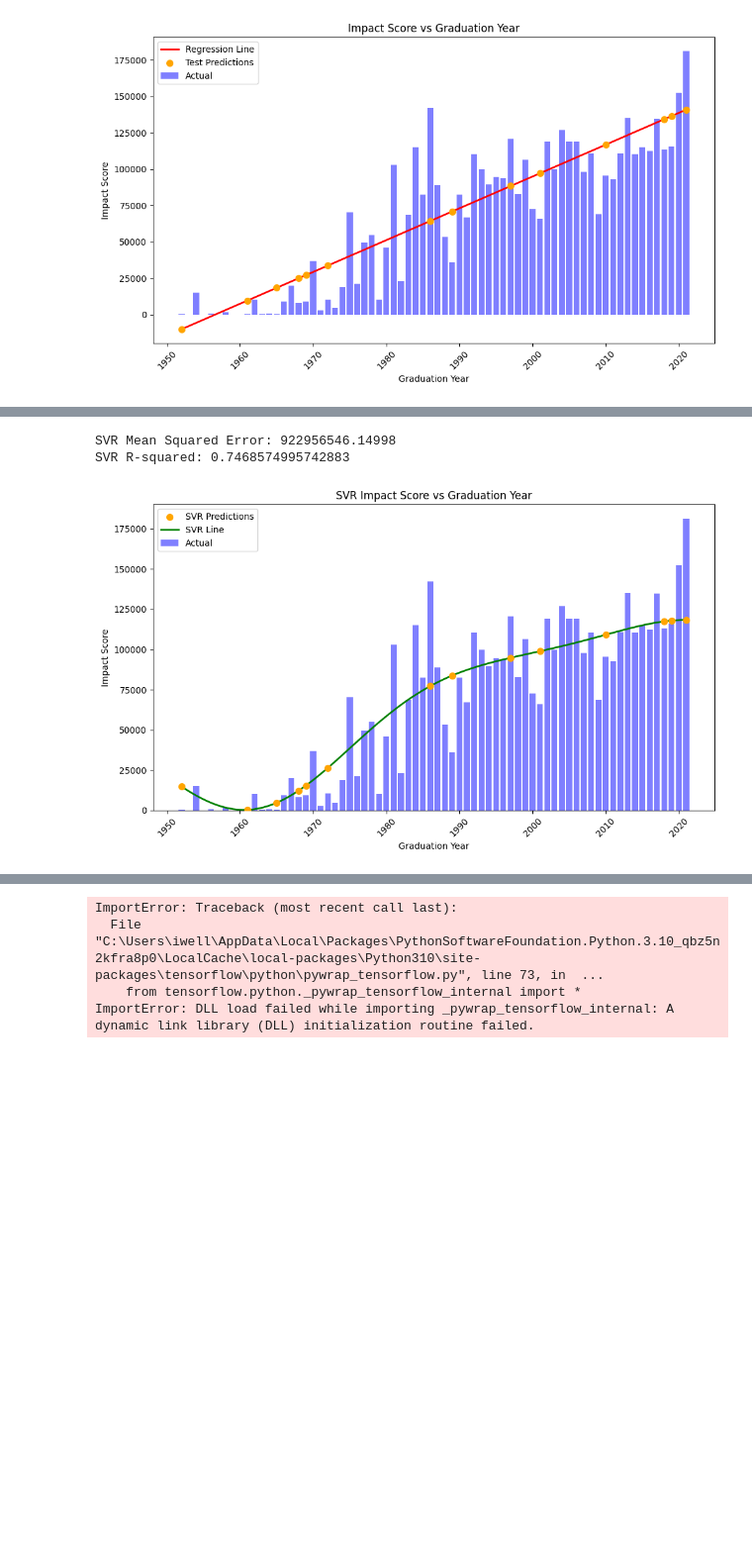
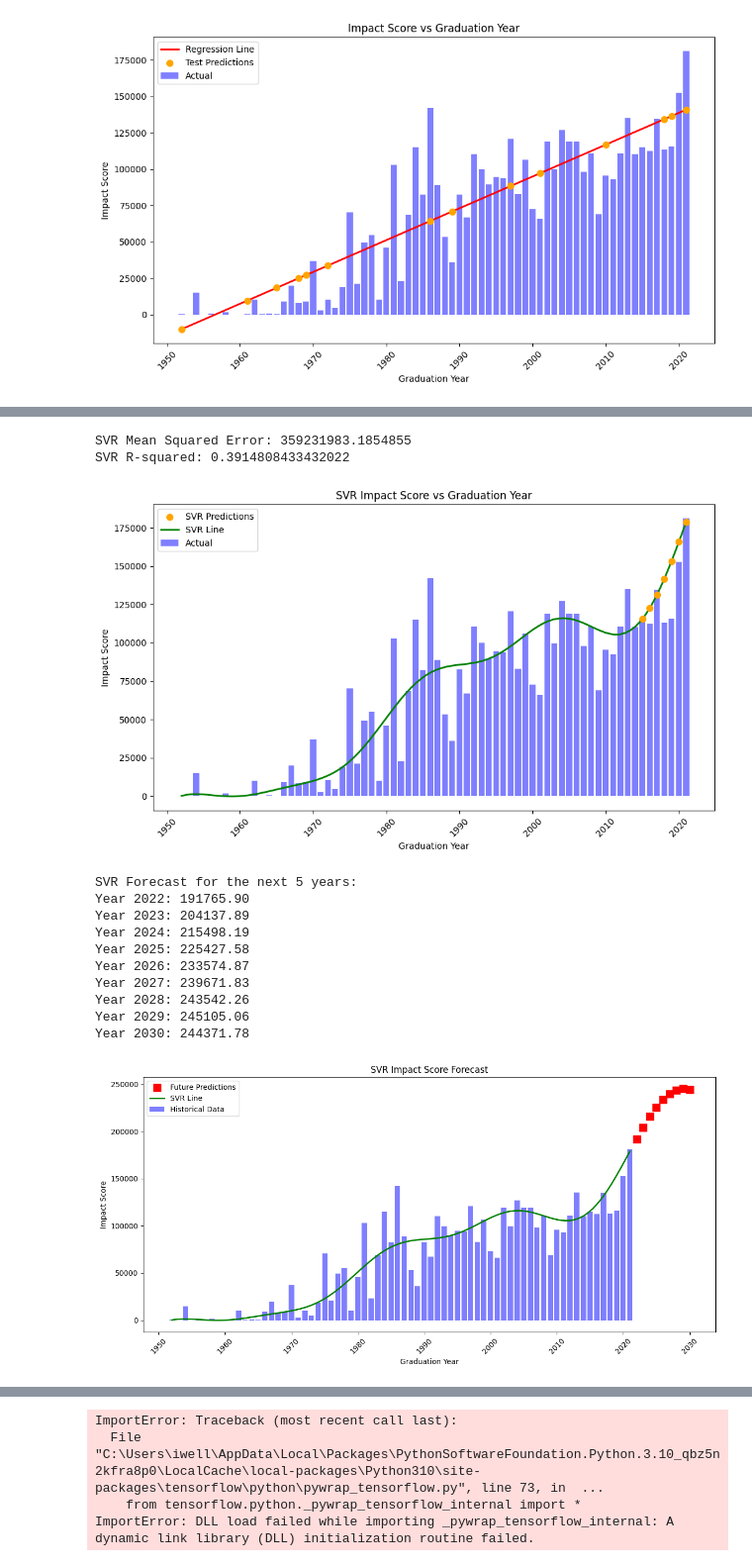
Before and after one commit to IvanRomero03/qs80tec-prediction, a Jupyter notebook: regresions.ipynb, the cells around one changed output, grey strips where cells are left out. Shown at 99% size. Drawn from its saved outputs; the diff is of its cells as text; code cells hidden in the pictures; blank space fills up the shorter version.

```diff
--- a/regresions.ipynb
+++ b/regresions.ipynb
@@ -216,11 +216,14 @@ scaler = StandardScaler()
 X_scaled = scaler.fit_transform(X)
 
 # Split the data into training and testing sets
-X_train, X_test, y_train, y_test = train_test_split(
-    X_scaled, y, test_size=0.2, random_state=42)
+# X_train, X_test, y_train, y_test = train_test_split(
+#     X_scaled, y, test_size=0.2, random_state=42)
+len_data = len(X_scaled)
+X_train, X_test, y_train, y_test = X_scaled[:int(
+    len_data*0.9)], X_scaled[int(len_data*0.9):], y[:int(len_data*0.9)], y[int(len_data*0.9):]
 
 # Create and fit the SVR model
-svr_model = SVR(kernel='rbf', C=60000, gamma='scale', epsilon=0.1)
+svr_model = SVR(kernel='rbf', C=10000000, gamma='scale', epsilon=0.1)
 svr_model.fit(X_train, y_train)
 
 # Make predictions
@@ -232,36 +235,73 @@ r2_svr = r2_score(y_test, y_svr_pred)
 print(f'SVR Mean Squared Error: {mse_svr}')
 print(f'SVR R-squared: {r2_svr}')
 
 # Plot the SVR results
 plt.figure(figsize=(10, 6))
 
 # Plot actual data as bars using year values
 years = grouped_reset['year'].values
 plt.bar(years, y, color='blue', alpha=0.5, label='Actual')
 
 # Get corresponding years for test predictions
 X_test_years = scaler.inverse_transform(X_test)
 plt.scatter(X_test_years.flatten(), y_svr_pred, color='orange',
             s=50, label='SVR Predictions', zorder=5)
 
 # Plot SVR line
 X_range = np.linspace(years.min(), years.max(), 100).reshape(-1, 1)
 X_range_scaled = scaler.transform(X_range)
 y_svr_range_pred = svr_model.predict(X_range_scaled)
 plt.plot(X_range.flatten(), y_svr_range_pred,
          color='green', linewidth=2, label='SVR Line')
 
 plt.title('SVR Impact Score vs Graduation Year')
 plt.xlabel('Graduation Year')
 plt.ylabel('Impact Score')
 plt.legend()
 plt.xticks(rotation=45)
 plt.tight_layout()
 plt.show()
+
+# Predict 5 more years into the future
+future_years = np.array([2022, 2023, 2024, 2025, 2026,
+                        2027, 2028, 2029, 2030]).reshape(-1, 1)
+future_years_scaled = scaler.transform(future_years)
+future_predictions = svr_model.predict(future_years_scaled)
+
+print("\nSVR Forecast for the next 5 years:")
+for year, prediction in zip(future_years.flatten(), future_predictions):
+    print(f"Year {year}: {prediction:.2f}")
+
+# Plot with future predictions
+plt.figure(figsize=(12, 6))
+plt.bar(years, y, color='blue', alpha=0.5, label='Historical Data')
+plt.scatter(future_years.flatten(), future_predictions,
+            color='red', s=100, label='Future Predictions', marker='s')
+plt.plot(X_range.flatten(), y_svr_range_pred,
+         color='green', linewidth=2, label='SVR Line')
+
+plt.title('SVR Impact Score Forecast')
+plt.xlabel('Graduation Year')
+plt.ylabel('Impact Score')
+plt.legend()
+plt.xticks(rotation=45)
+plt.tight_layout()
+plt.show()
 # %% [output]
-SVR Mean Squared Error: 922956546.14998
-SVR R-squared: 0.7468574995742883
+SVR Mean Squared Error: 359231983.1854855
+SVR R-squared: 0.3914808433432022
-[figure, old version]
+[figure, new version]
+SVR Forecast for the next 5 years:
+Year 2022: 191765.90
+Year 2023: 204137.89
+Year 2024: 215498.19
+Year 2025: 225427.58
+Year 2026: 233574.87
+Year 2027: 239671.83
+Year 2028: 243542.26
+Year 2029: 245105.06
+Year 2030: 244371.78
+[figure, added]
 # %%
 # Random Forest Regression
 from sklearn.ensemble import RandomForestRegressor
```
Also changed, not shown: parts of 2 cells of this notebook.
